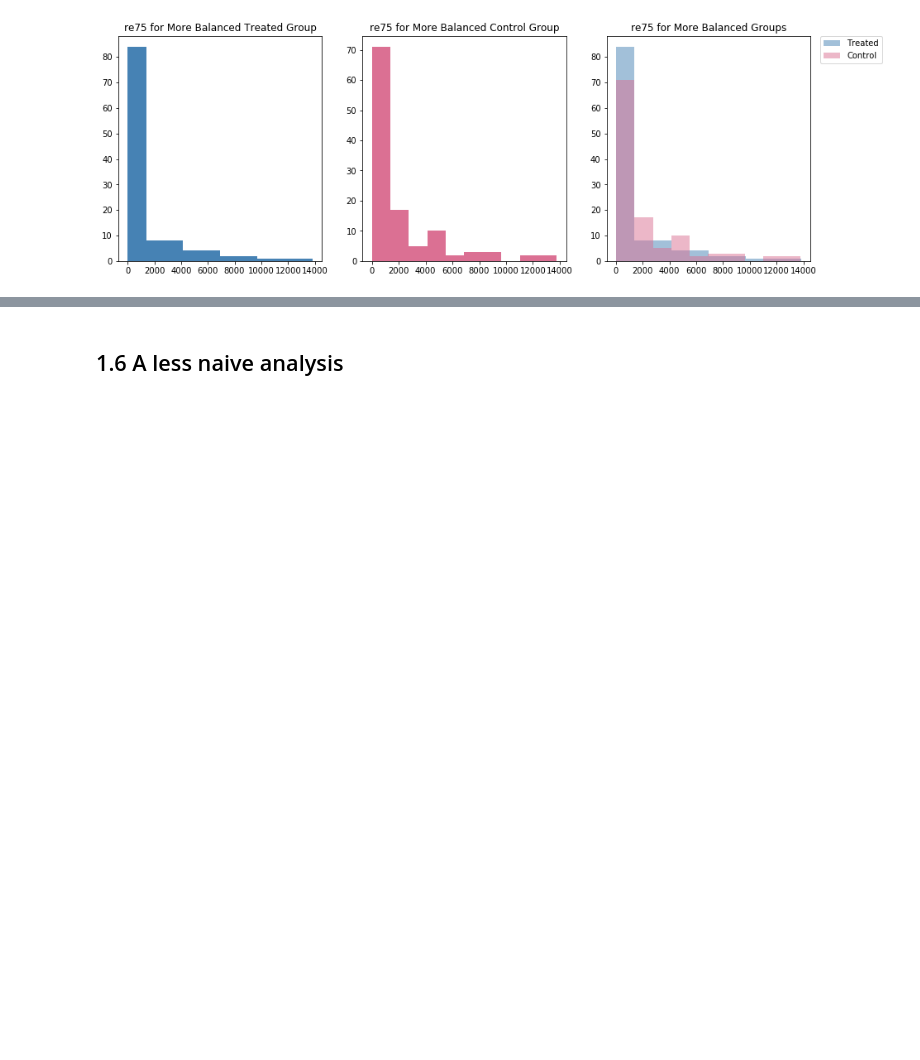
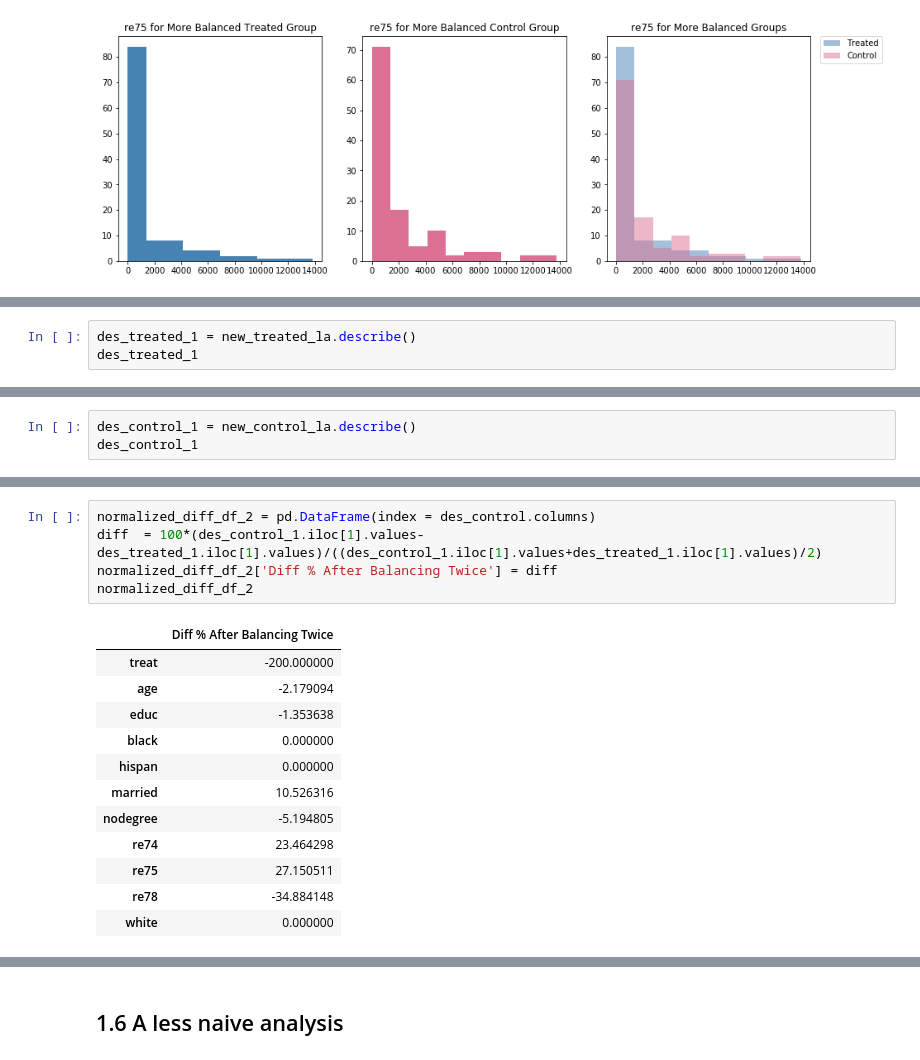
Before and after one commit to Amaumaury/ada-2017, a Jupyter notebook: Homework4.ipynb, the cells around one changed output, grey strips where cells are left out. Saved outputs shown, nothing was run; the diff lists cells and outputs as text; blank space fills up the shorter version.

```diff
--- a/Homework4.ipynb
+++ b/Homework4.ipynb
@@ -609,0 +616,3 @@ new_control_la.describe()
+# %%
+des_treated_1 = new_treated_la.describe()
+des_treated_1
@@ -609,0 +629,3 @@ new_control_la.describe()
+# %%
+des_control_1 = new_control_la.describe()
+des_control_1
@@ -609,0 +642,18 @@ new_control_la.describe()
+# %%
+normalized_diff_df_2 = pd.DataFrame(index = des_control.columns)
+diff  = 100*(des_control_1.iloc[1].values-des_treated_1.iloc[1].values)/((des_control_1.iloc[1].values+des_treated_1.iloc[1].values)/2)
+normalized_diff_df_2['Diff % After Balancing Twice'] = diff
+normalized_diff_df_2
+# %% [output]
+|  | Diff % After Balancing Twice |
+| treat | -200.000000 |
+| age | -2.179094 |
+| educ | -1.353638 |
+| black | 0.000000 |
+| hispan | 0.000000 |
+| married | 10.526316 |
+| nodegree | -5.194805 |
+| re74 | 23.464298 |
+| re75 | 27.150511 |
+| re78 | -34.884148 |
+| white | 0.000000 |
```
Also changed, not shown: parts of 20 cells of this notebook.
